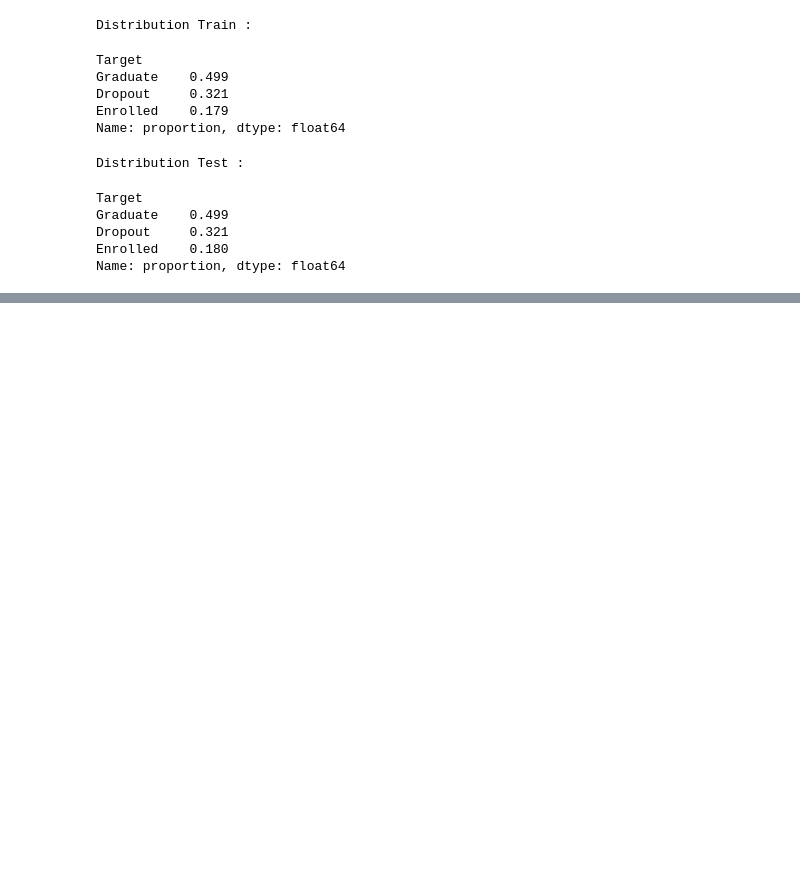
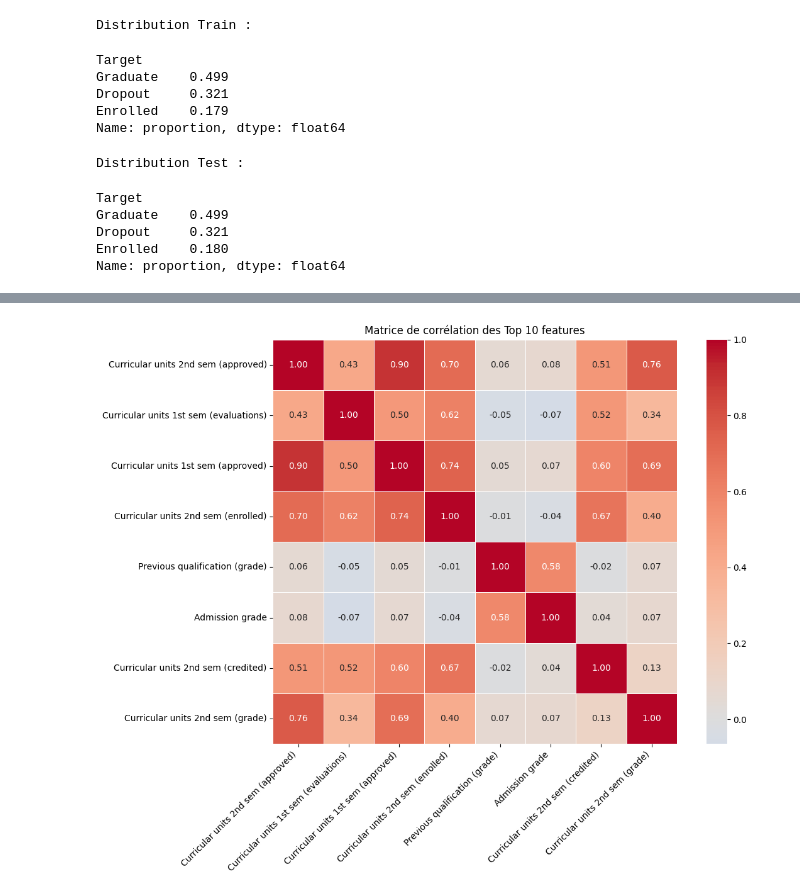
Before and after one commit to nourmiyy03/Student_Dropout_Project_ML, a Jupyter notebook: notebooks/01_exploration_pretraitement.ipynb, the cells around one changed output, grey strips where cells are left out. Drawn from its saved outputs; the diff is of its cells as text; code cells hidden in the pictures; blank space fills up the shorter version.

```diff
--- a/notebooks/01_exploration_pretraitement.ipynb
+++ b/notebooks/01_exploration_pretraitement.ipynb
@@ -2039,13 +785,0 @@ for col in numerical_10:
-# %%
-# Comparer les variables catégorielles selon la classe
-for col in categorical_10:
-
-    print(f"\n--- {col} ---")
-
-    repartition = pd.crosstab(
-        X_train_tree[col],
-        y_train_tree,
-        normalize="columns"
-    ) * 100
-
-    display(repartition.round(2))
@@ -2182,0 +1122,32 @@ L'entropie pondérée tient compte du poids attribué à chaque classe pour mesu
+# %%
+# 1. Récupérer les variables numériques parmi les Top 10 features
+top_10_numerical = [
+    col for col in top_10_features
+    if col in numerical_cols
+]
+
+# 2. Calculer la matrice de corrélation
+correlation_matrix = X_subtrain[top_10_numerical].corr(
+    method="pearson"
+)
+
+# 3. Visualiser la matrice
+plt.figure(figsize=(12, 9))
+
+sns.heatmap(
+    correlation_matrix,
+    annot=True,
+    fmt=".2f",
+    cmap="coolwarm",
+    center=0,
+    linewidths=0.5,
+    square=True
+)
+
+plt.title("Matrice de corrélation des Top 10 features")
+plt.xticks(rotation=45, ha="right")
+plt.yticks(rotation=0)
+plt.tight_layout()
+plt.show()
+# %% [output]
+[figure, added]
```
Also changed, not shown: parts of 193 cells of this notebook, 6 other files.
